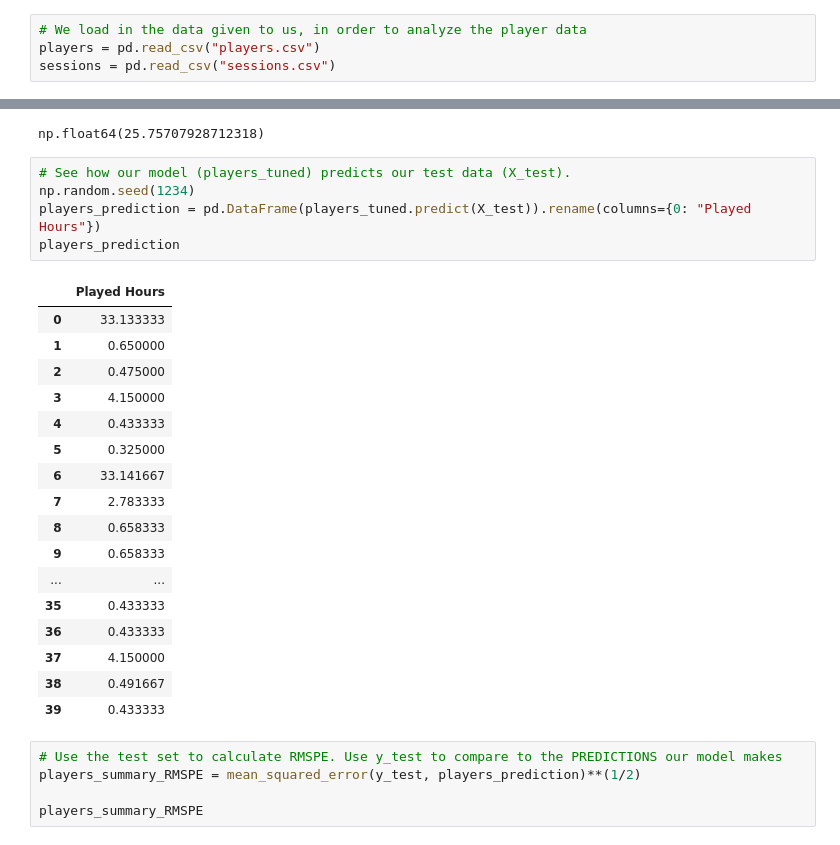
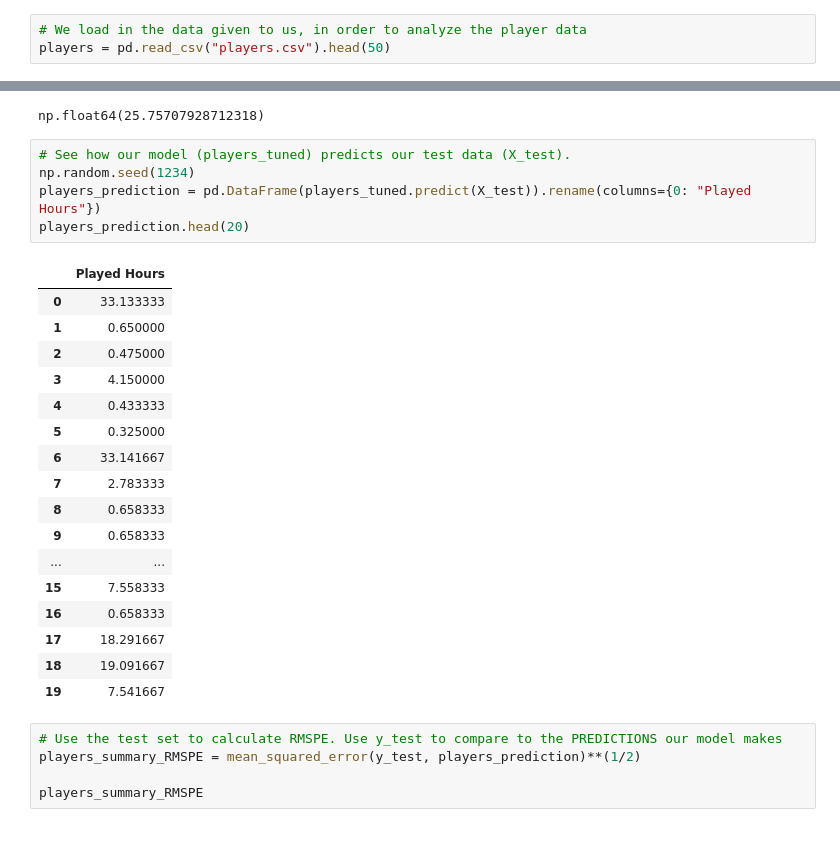
Before and after one commit to akuerbig/NEW-GROUP-PROJECT, a Jupyter notebook: DSCI 100 project.ipynb, the cells around one changed output, grey strips where cells are left out. Drawn from its saved outputs; the diff is of its cells as text.

Commit message:
Added .head(50) and .head(20)

```diff
--- a/DSCI 100 project.ipynb
+++ b/DSCI 100 project.ipynb
@@ -44,8 +44,7 @@ set_config(transform_output="pandas")
 **Method and Results**
 # %%
 # We load in the data given to us, in order to analyze the player data
-players = pd.read_csv("players.csv")
-sessions = pd.read_csv("sessions.csv")
+players = pd.read_csv("players.csv").head(50)
 # %%
  # Visualizing the data
 
@@ -159,26 +158,26 @@ np.float64(25.75707928712318)
 # %%
 # See how our model (players_tuned) predicts our test data (X_test).
 np.random.seed(1234)
 players_prediction = pd.DataFrame(players_tuned.predict(X_test)).rename(columns={0: "Played Hours"})
-players_prediction
+players_prediction.head(20)
 # %% [output]
 |  | Played Hours |
 | 0 | 33.133333 |
 | 1 | 0.650000 |
 | 2 | 0.475000 |
 | 3 | 4.150000 |
 | 4 | 0.433333 |
 | 5 | 0.325000 |
 | 6 | 33.141667 |
 | 7 | 2.783333 |
 | 8 | 0.658333 |
 | 9 | 0.658333 |
 | ... | ... |
-| 35 | 0.433333 |
-| 36 | 0.433333 |
-| 37 | 4.150000 |
-| 38 | 0.491667 |
-| 39 | 0.433333 |
+| 15 | 7.558333 |
+| 16 | 0.658333 |
+| 17 | 18.291667 |
+| 18 | 19.091667 |
+| 19 | 7.541667 |
 # %%
 # Use the test set to calculate RMSPE. Use y_test to compare to the PREDICTIONS our model makes
 players_summary_RMSPE = mean_squared_error(y_test, players_prediction)**(1/2)
```
